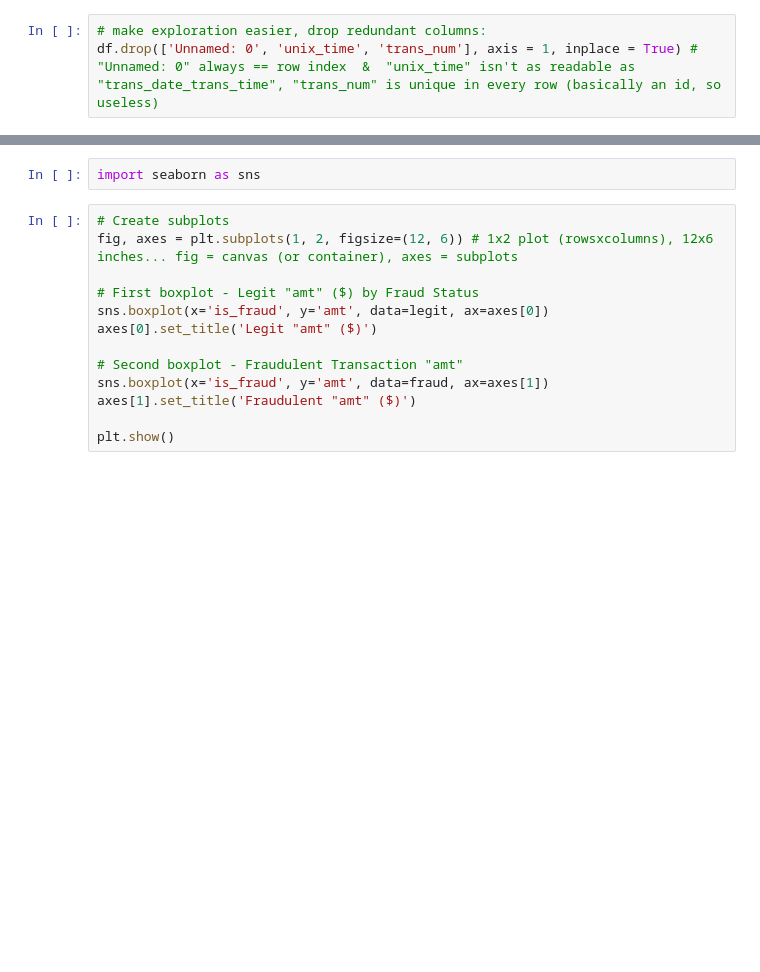
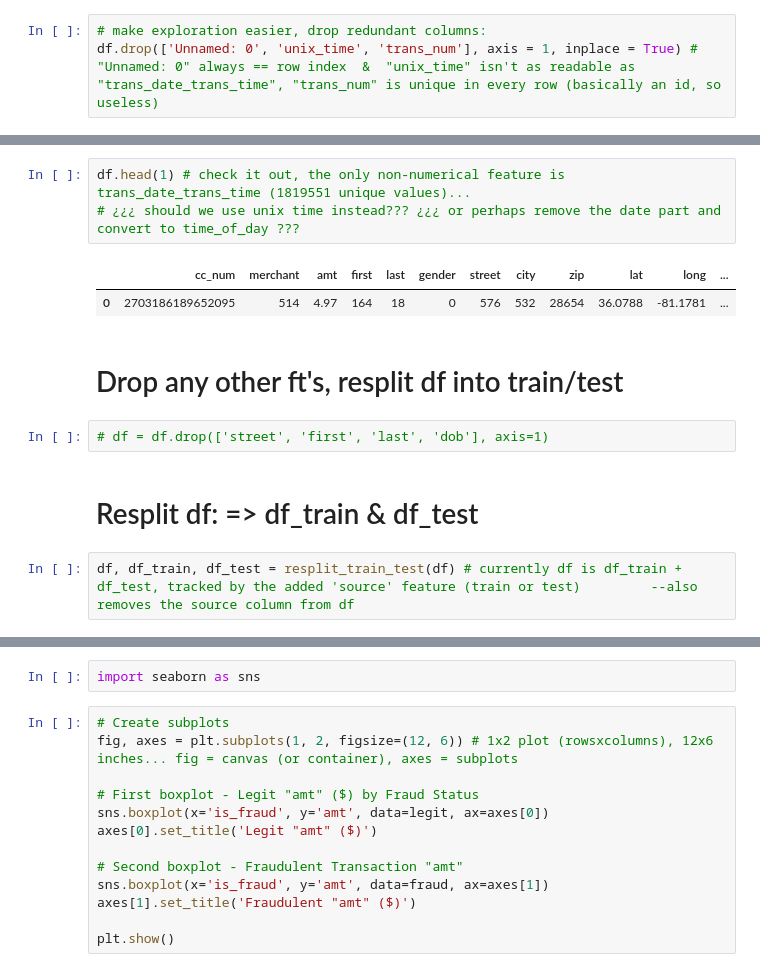
Before and after one commit to yliu160/CS4661_Project, a Jupyter notebook: Data Exploration.ipynb, the cells around one changed output, grey strips where cells are left out. Saved outputs shown, nothing was run; the diff lists cells and outputs as text; blank space fills up the shorter version.

```diff
--- a/Data Exploration.ipynb
+++ b/Data Exploration.ipynb
@@ -49,0 +113,14 @@ df.head(1) # check it out again
+# %%
+df.head(1) # check it out, the only non-numerical feature is trans_date_trans_time (1819551 unique values)...
+# ¿¿¿ should we use unix time instead??? ¿¿¿ or perhaps remove the date part and convert to time_of_day ???
+# %% [output]
+|  | cc_num | merchant | amt | first | last | gender | street | city | zip | lat | long | ... |
+| 0 | 2703186189652095 | 514 | 4.97 | 164 | 18 | 0 | 576 | 532 | 28654 | 36.0788 | -81.1781 | ... |
+# %% [markdown]
+# Drop any other ft's, resplit df into train/test
+# %%
+# df = df.drop(['street', 'first', 'last', 'dob'], axis=1)
+# %% [markdown]
+# Resplit df: => df_train & df_test
+# %%
+df, df_train, df_test = resplit_train_test(df) # currently df is df_train + df_test, tracked by the added 'source' feature (train or test)         --also removes the source column from df
```
Also changed, not shown: parts of 21 cells of this notebook, 1 other file.
